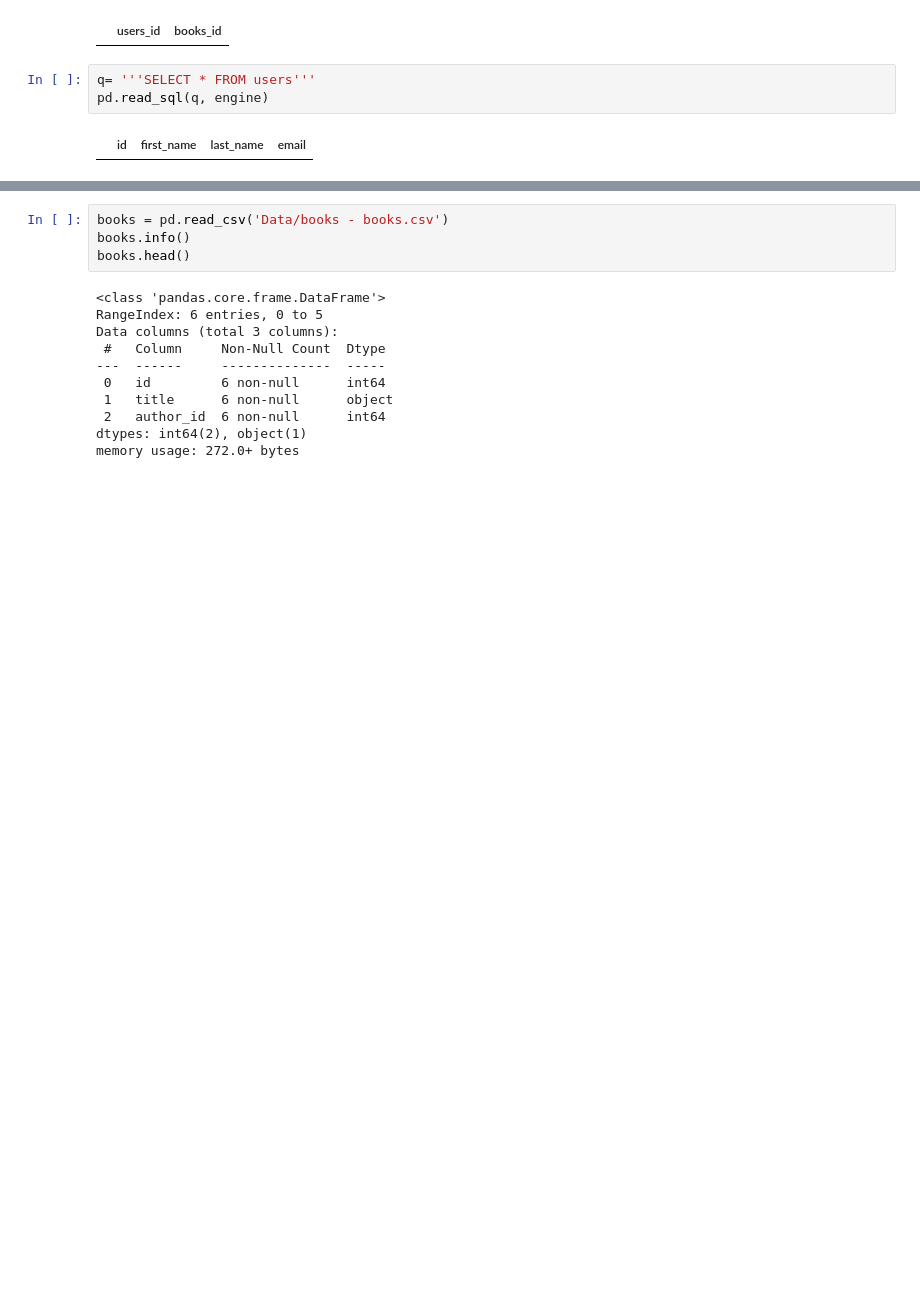
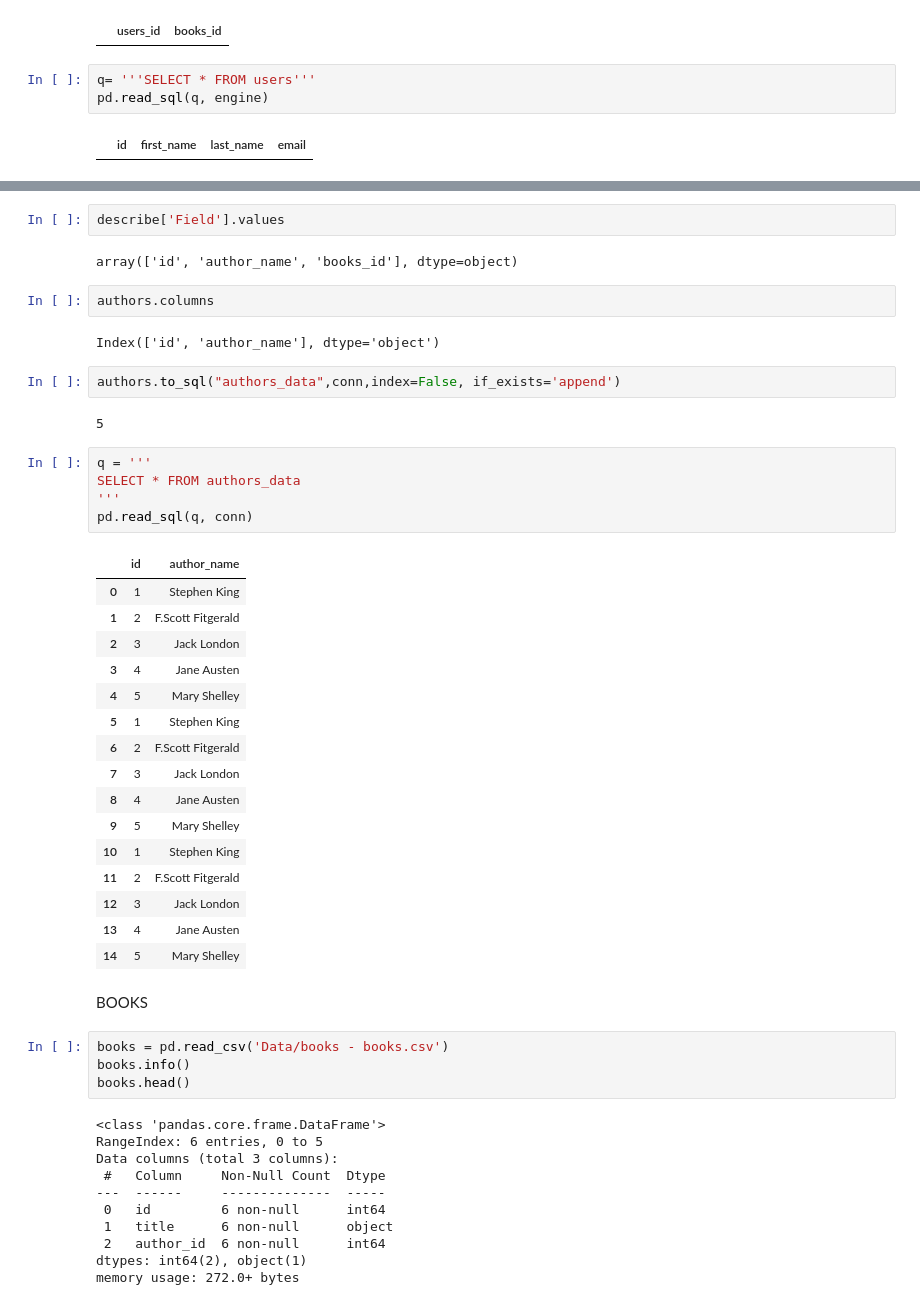
Before and after one commit to sof2401/Books-Core, a Jupyter notebook: books code.ipynb, the cells around one changed output, grey strips where cells are left out. Cells and saved outputs as stored; diff of their text form; blank space fills up the shorter version.

```diff
--- a/books code.ipynb
+++ b/books code.ipynb
@@ -76,3 +111,39 @@ memory usage: 208.0+ bytes
+# %%
+describe['Field'].values
+# %% [output]
+array(['id', 'author_name', 'books_id'], dtype=object)
+# %%
+authors.columns
+# %% [output]
+Index(['id', 'author_name'], dtype='object')
+# %%
+authors.to_sql("authors_data",conn,index=False, if_exists='append')
+# %% [output]
+5
+# %%
+q = '''
+SELECT * FROM authors_data
+'''
+pd.read_sql(q, conn)
+# %% [output]
+|  | id | author_name |
+| 0 | 1 | Stephen King |
+| 1 | 2 | F.Scott Fitgerald |
+| 2 | 3 | Jack London |
+| 3 | 4 | Jane Austen |
+| 4 | 5 | Mary Shelley |
+| 5 | 1 | Stephen King |
+| 6 | 2 | F.Scott Fitgerald |
+| 7 | 3 | Jack London |
+| 8 | 4 | Jane Austen |
+| 9 | 5 | Mary Shelley |
+| 10 | 1 | Stephen King |
+| 11 | 2 | F.Scott Fitgerald |
+| 12 | 3 | Jack London |
+| 13 | 4 | Jane Austen |
+| 14 | 5 | Mary Shelley |
+# %% [markdown]
+BOOKS
 # %%
 books = pd.read_csv('Data/books - books.csv')
 books.info()
```
Also changed, not shown: parts of 18 cells of this notebook, 1 other file.
